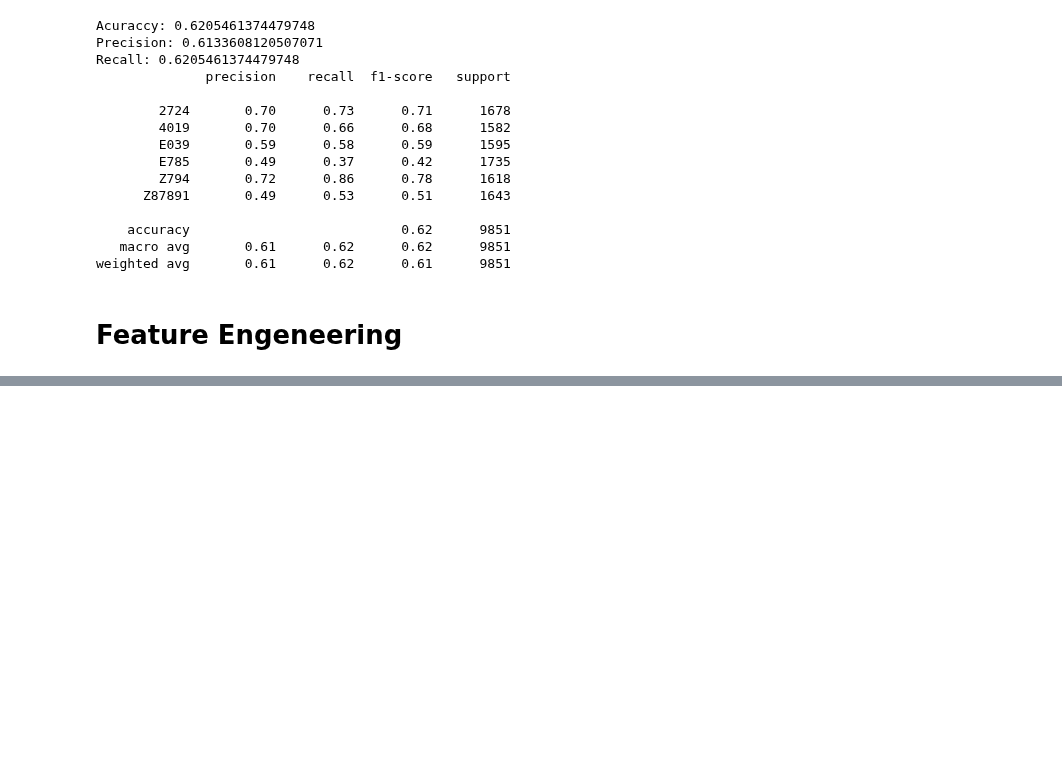
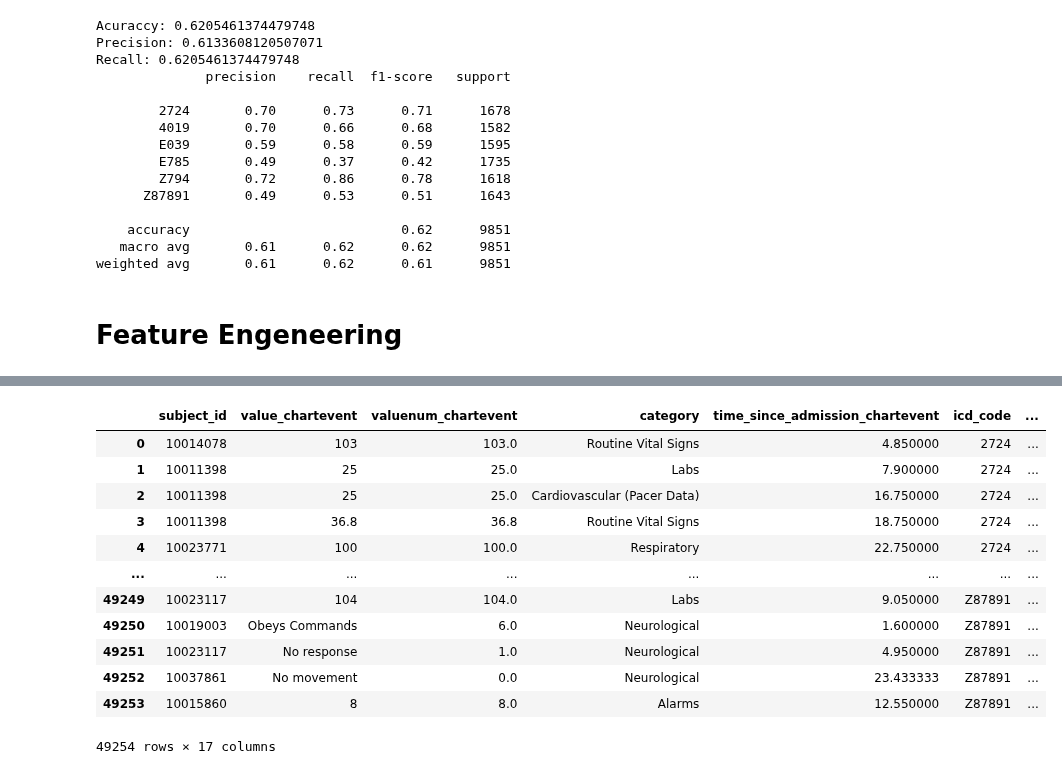
Before and after one commit to CatarinaCosta02/Master_Thesis, a Jupyter notebook: models/XGBoost.ipynb, the cells around one changed output, grey strips where cells are left out. Drawn from its saved outputs; the diff is of its cells as text; code cells hidden in the pictures; blank space fills up the shorter version.

```diff
--- a/models/XGBoost.ipynb
+++ b/models/XGBoost.ipynb
@@ -275,3 +275,6 @@ Recall: 0.6205461374479748
 weighted avg       0.61      0.62      0.61      9851
 # %% [markdown]
 # Feature Engeneering
+# %%
+df2 = pd.read_csv('..\models\df_balanced_full.csv', low_memory=False)
+display(df)
@@ -277,0 +297,8 @@ weighted avg       0.61      0.62      0.61      9851
+# %%
+df2['combined'] = np.where(
+    (df2['valueuom_chartevent'] == 'Unknown'),
+    df2['label_chartevent'],
+    df2['label_chartevent'] + ' (' + df2['valueuom_chartevent'] + ')'
+)
+
+display(df2)
@@ -277,0 +319,16 @@ weighted avg       0.61      0.62      0.61      9851
+# %%
+df2.drop(['valueuom_chartevent','label_chartevent'], axis=1)
+# %% [output]
+|  | subject_id | value_chartevent | valuenum_chartevent | category | time_since_admission_chartevent | icd_code | ... |
+| 0 | 10014078 | 103 | 103.0 | Routine Vital Signs | 4.850000 | 2724 | ... |
+| 1 | 10011398 | 25 | 25.0 | Labs | 7.900000 | 2724 | ... |
+| 2 | 10011398 | 25 | 25.0 | Cardiovascular (Pacer Data) | 16.750000 | 2724 | ... |
+| 3 | 10011398 | 36.8 | 36.8 | Routine Vital Signs | 18.750000 | 2724 | ... |
+| 4 | 10023771 | 100 | 100.0 | Respiratory | 22.750000 | 2724 | ... |
+| ... | ... | ... | ... | ... | ... | ... | ... |
+| 49249 | 10023117 | 104 | 104.0 | Labs | 9.050000 | Z87891 | ... |
+| 49250 | 10019003 | Obeys Commands | 6.0 | Neurological | 1.600000 | Z87891 | ... |
+| 49251 | 10023117 | No response | 1.0 | Neurological | 4.950000 | Z87891 | ... |
+| 49252 | 10037861 | No movement | 0.0 | Neurological | 23.433333 | Z87891 | ... |
+| 49253 | 10015860 | 8 | 8.0 | Alarms | 12.550000 | Z87891 | ... |
+49254 rows × 17 columns
```
Also changed, not shown: parts of 22 cells of this notebook, 2 other files.
